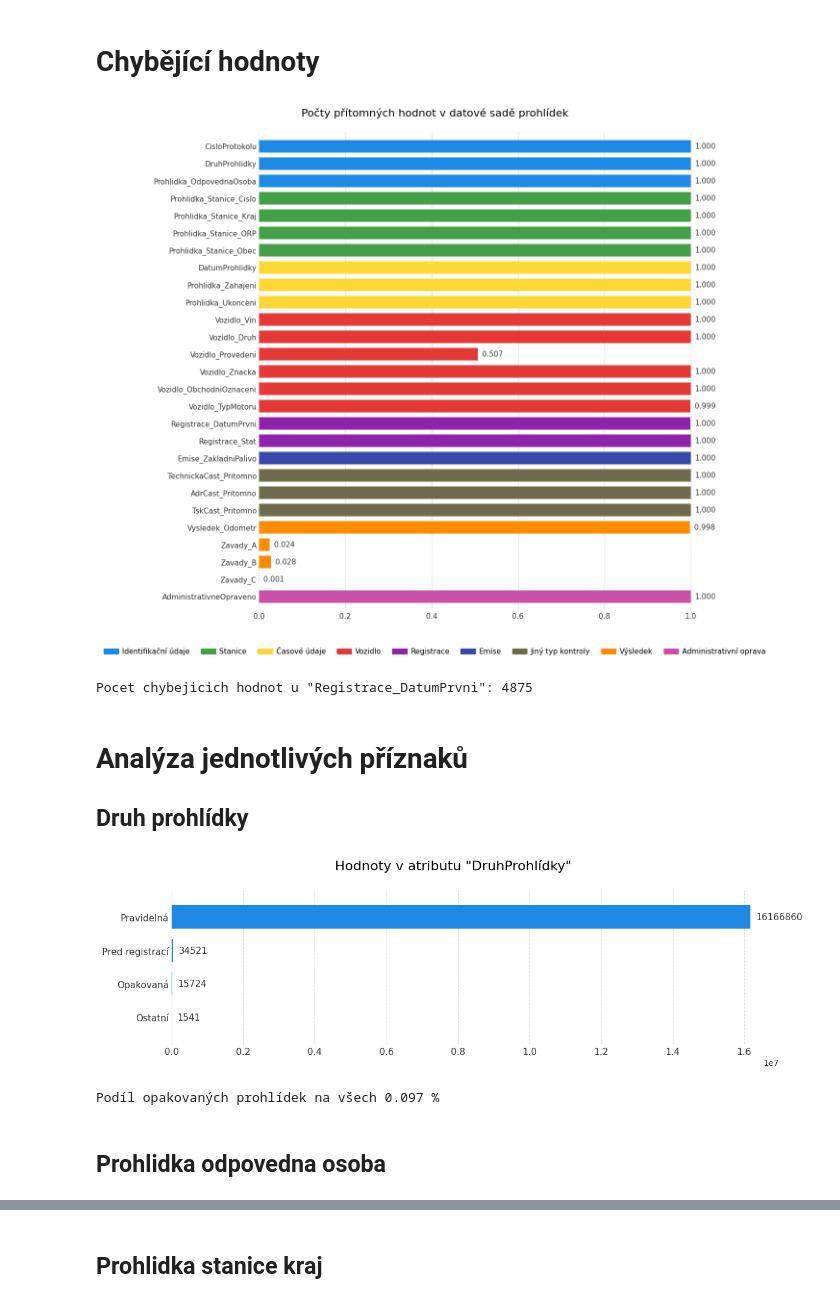
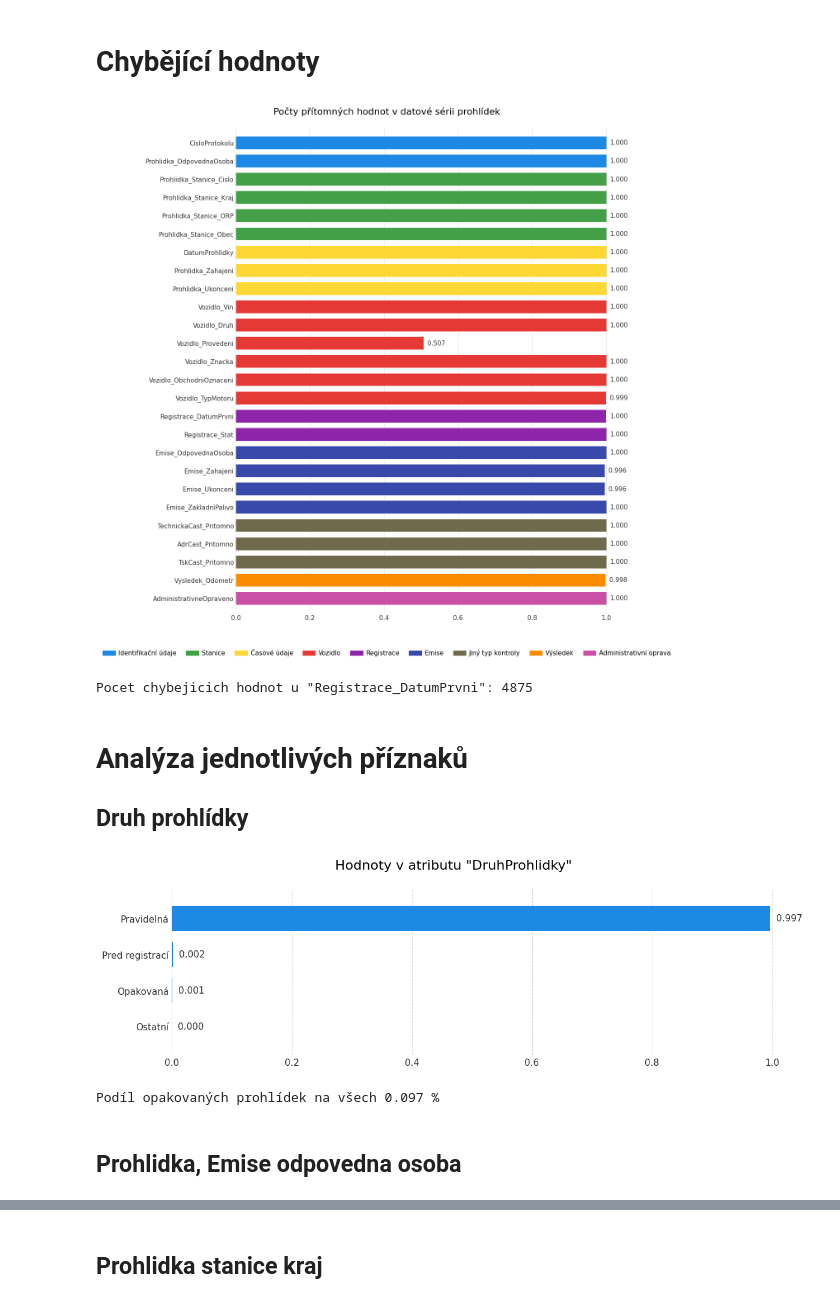
Before and after one commit to opendatalabcz/emissions-data-analysis-cz, a Jupyter notebook: kod/explorace/prohlidky_exploration.ipynb, the cells around one changed output, grey strips where cells are left out. Drawn from its saved outputs; the diff is of its cells as text; code cells hidden in the pictures.

Commit message:
oprava analyzy prohlidek

```diff
--- a/kod/explorace/prohlidky_exploration.ipynb
+++ b/kod/explorace/prohlidky_exploration.ipynb
@@ -432,17 +382,8 @@ horizontal_bar(columns, ratios, 'Četnost změn v jednotlivých parametrech (Adm
 ## Zanesení administrativních oprav
 Nasledujici kod funguje diky uprave na korenovy protokol
 # %%
-# Definice polí, která zůstávají v původním stavu
-protected_cols = [
-    'CisloProtokolu',
-    'Prohlidka_Zahajeni',
-    'Prohlidka_Ukonceni',
-    'AdministrativniOprava_CisloProtokolu',
-    'AdministrativniOprava_DatumProhlidky'
-]
-
 # Sloupce určené k přepsání daty z oprav
-update_cols = [c for c in df.columns if c not in protected_cols]
+update_cols = [c for c in df.columns if c not in ignore_cols]
 
 # Získání posledních verzí oprav pro každý protokol
 latest_corrections = (
@@ -482,0 +429,4 @@ df = (
+# %%
+irrelevant_columns = ['Registrace_CisloDokladu', 'Vozidlo_Kategorie', 'Emise_CisloProtokolu', 'Emise_AlternativniPalivo', 'Emise_VyrobceMotoru', 'Emise_DatumProhlidky', 'Emise_CisloMotoru', 'Vysledek_Poznamka', 'Vysledek_DatumPristiProhlidky', 'Vysledek_Celkovy', 'Zavady_A', 'Zavady_B', 'Zavady_C']
+duplicate_columns = ['Emise_EmisniSystem']
+df = df.drop(irrelevant_columns + duplicate_columns)
@@ -482,0 +443,3 @@ df = (
+# %%
+print(f'Pocet stanic, kde se nerovna cislo stanice prohlidky a emise: {df.filter(pl.col('Prohlidka_Stanice_Cislo') != pl.col('Emise_StaniceCislo')).height}')
+df = df.drop('Emise_StaniceCislo')
@@ -483,5 +448,5 @@ df = (
 # %% [markdown]
 ## Dataset po zanesení administrativních kontrol
 # %%
-df = df.select(['CisloProtokolu', 'DruhProhlidky', 'Prohlidka_OdpovednaOsoba', 'Prohlidka_Stanice_Cislo', 'Prohlidka_Stanice_Kraj', 'Prohlidka_Stanice_ORP', 'Prohlidka_Stanice_Obec', 'DatumProhlidky', 'Prohlidka_Zahajeni', 'Prohlidka_Ukonceni', 'Vozidlo_Vin', 'Vozidlo_Druh', 'Vozidlo_Provedeni', 'Vozidlo_Znacka', 'Vozidlo_ObchodniOznaceni', 'Vozidlo_TypMotoru', 'Registrace_DatumPrvni', 'Registrace_Stat', 'Emise_ZakladniPalivo', 'TechnickaCast_Pritomno', 'AdrCast_Pritomno', 'TskCast_Pritomno', 'Vysledek_Odometr', 'Zavady_A', 'Zavady_B', 'Zavady_C', 'AdministrativneOpraveno'])
-schema_description(df)
+df = df.select(['CisloProtokolu', 'DruhProhlidky', 'Prohlidka_OdpovednaOsoba', 'Prohlidka_Stanice_Cislo', 'Prohlidka_Stanice_Kraj', 'Prohlidka_Stanice_ORP', 'Prohlidka_Stanice_Obec', 'DatumProhlidky', 'Prohlidka_Zahajeni', 'Prohlidka_Ukonceni', 'Vozidlo_Vin', 'Vozidlo_Druh', 'Vozidlo_Provedeni', 'Vozidlo_Znacka', 'Vozidlo_ObchodniOznaceni', 'Vozidlo_TypMotoru', 'Registrace_DatumPrvni', 'Registrace_Stat', 'Emise_OdpovednaOsoba', 'Emise_Zahajeni', 'Emise_Ukonceni', 'Emise_ZakladniPalivo', 'TechnickaCast_Pritomno', 'AdrCast_Pritomno', 'TskCast_Pritomno', 'Vysledek_Odometr', 'AdministrativneOpraveno'])
+if PRINT: schema_description(df)
@@ -508,28 +455,28 @@ schema_description(df)
 # %%
 # Výpočet metrik
 total_rows = len(df)
 columns = df.columns
 null_counts = df.null_count().row(0)
 non_null_counts = [total_rows - count for count in null_counts]
 ratios = [count / total_rows if total_rows > 0 else 0 for count in non_null_counts]
 
 prohlidky_group_mapping['AdministrativneOpraveno'] = 8
 group_indices = [prohlidky_group_mapping[col] for col in columns]
 
 group_descriptions = ['Identifikační údaje', 'Stanice', 'Časové údaje', 'Vozidlo', 'Registrace', 'Emise', 'Jiný typ kontroly', 'Výsledek', 'Administrativní oprava']
 horizontal_bar(
     labels=columns,
     counts=ratios,
-    title='Počty přítomných hodnot v datové sadě prohlídek',
+    title='Počty přítomných hodnot v datové sérii prohlídek',
     save_path='kod/explorace/prohlidky_grafy/prohlidky_pritomne_hodnoty.svg',
     decimals=3,
-    height=12,
+    height=14,
     group_indices=group_indices,
     group_descriptions=group_descriptions
 )
 print(f'Pocet chybejicich hodnot u "Registrace_DatumPrvni": {df['Registrace_DatumPrvni'].null_count()}')
 # %% [output]
-[figure, old version]
+[figure, new version]
 Pocet chybejicich hodnot u "Registrace_DatumPrvni": 4875
 # %% [markdown]
 # Analýza jednotlivých příznaků
@@ -537,14 +484,14 @@ Pocet chybejicich hodnot u "Registrace_DatumPrvni": 4875
 # %%
 if PRINT:
     exam_types = df['DruhProhlidky'].value_counts().sort(by='count', descending=True)
-    horizontal_bar(exam_types['DruhProhlidky'], exam_types['count'] / df.height, 'Hodnoty v atributu "DruhProhlidky"', 'kod/explorace/prohlidky_grafy/prohlidky_druh_prohlidky.svg', max_bars=4, height=4)
+    horizontal_bar(exam_types['DruhProhlidky'], exam_types['count'] / df.height, 'Hodnoty v atributu "DruhProhlidky"', 'kod/explorace/prohlidky_grafy/prohlidky_druh_prohlidky.svg', max_bars=4, height=4, decimals=3)
     print(f'Podíl opakovaných prohlídek na všech {exam_types.filter(pl.col('DruhProhlidky') == 'Opakovaná')['count'].item() / exam_types['count'].sum() * 100:.3} %')
 df = df.drop('DruhProhlidky')
 # %% [output]
-[figure, old version]
+[figure, new version]
 Podíl opakovaných prohlídek na všech 0.097 %
 # %% [markdown]
-## Prohlidka odpovedna osoba
+## Prohlidka, Emise odpovedna osoba
 # %%
 print(df['Prohlidka_OdpovednaOsoba'].n_unique())
 df.group_by("Prohlidka_OdpovednaOsoba").agg(pl.col("Prohlidka_Stanice_Cislo").n_unique().alias('PocetStanic')).filter(pl.col('PocetStanic') > 1).sort(by='PocetStanic', descending=True)
```
Also changed, not shown: parts of 42 cells of this notebook, 20 other files.
